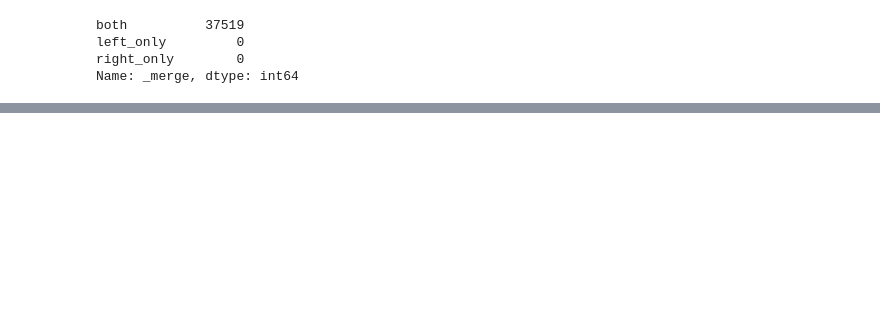
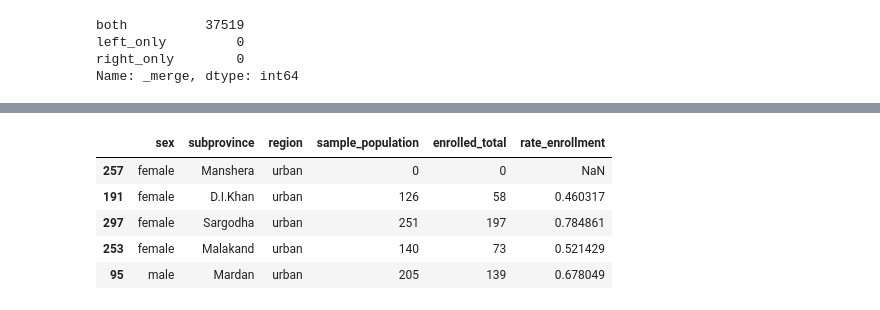
Before and after one commit to preetkhowaja/taliban_impact_pakistan, a Jupyter notebook: 10_data_cleaning/PSLM-0506.ipynb, the cells around one changed output, grey strips where cells are left out. Drawn from its saved outputs; the diff is of its cells as text; code cells hidden in the pictures; blank space fills up the shorter version.

Commit message:
pre merge files readyyyy

```diff
--- a/10_data_cleaning/PSLM-0506.ipynb
+++ b/10_data_cleaning/PSLM-0506.ipynb
@@ -184,0 +210,14 @@ years05_06_.to_csv('/Users/clarissaache/Documents/IDS 701/uds-2022-ids-701-team-
+# %%
+# PRE-PROCESSING FOR DIFF-IN-DIFF DATA
+# convert currently_enrolled from string to integer
+
+# check region for anomalies
+
+years05_06_["currently_enrolled"]= years05_06_["currently_enrolled"].astype('int').copy()
+df_grp_1 = years05_06_.groupby(["sex","subprovince","region"])["currently_enrolled"].count().reset_index()
+df_grp_2 = years05_06_.groupby(["sex","subprovince","region"])["currently_enrolled"].sum().reset_index()
+
+# merge data set
+df_grp_merge = pd.merge(df_grp_1, df_grp_2, on=["sex","subprovince","region"], indicator=True)
+# check merge
+df_grp_merge._merge.value_counts()
@@ -184,0 +239,18 @@ years05_06_.to_csv('/Users/clarissaache/Documents/IDS 701/uds-2022-ids-701-team-
+# %%
+# Code Cell 2:
+# compute enrollment_rate
+df_grp_merge["rate_enrollment"] = df_grp_merge["currently_enrolled_y"]/df_grp_merge["currently_enrolled_x"]
+
+# rename columns
+df_grp_merge = df_grp_merge.rename(columns={"currently_enrolled_x":"sample_population", "currently_enrolled_y":"enrolled_total"})
+
+# drop "_merge" column
+df_grp_merge.drop(["_merge"], axis=1, inplace=True)
+df_grp_merge.sample(5)
+# %% [output]
+|  | sex | subprovince | region | sample_population | enrolled_total | rate_enrollment |
+| 257 | female | Manshera | urban | 0 | 0 | NaN |
+| 191 | female | D.I.Khan | urban | 126 | 58 | 0.460317 |
+| 297 | female | Sargodha | urban | 251 | 197 | 0.784861 |
+| 253 | female | Malakand | urban | 140 | 73 | 0.521429 |
+| 95 | male | Mardan | urban | 205 | 139 | 0.678049 |
```
Also changed, not shown: parts of 12 cells of this notebook, 9 other files.
